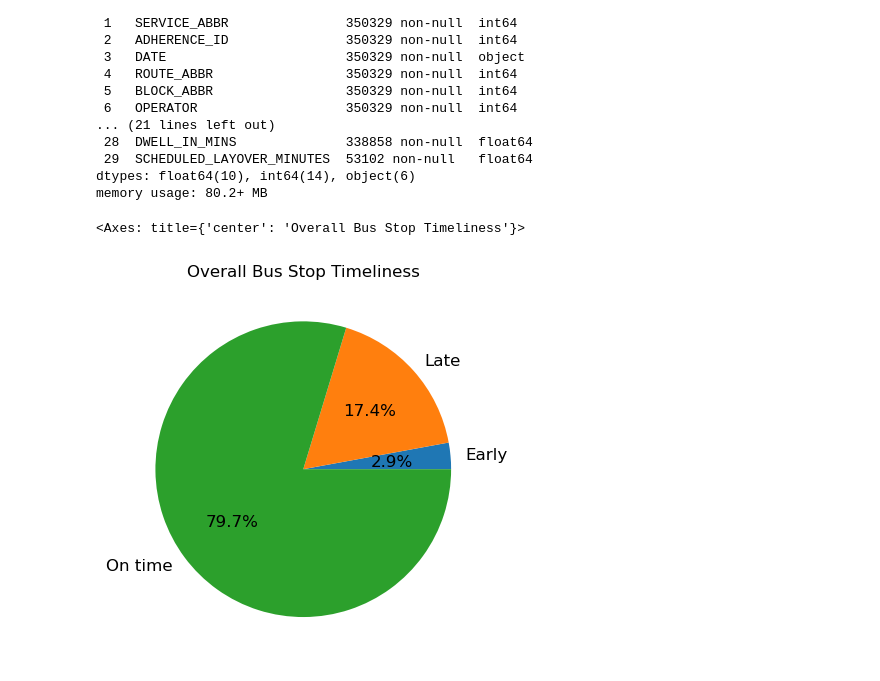
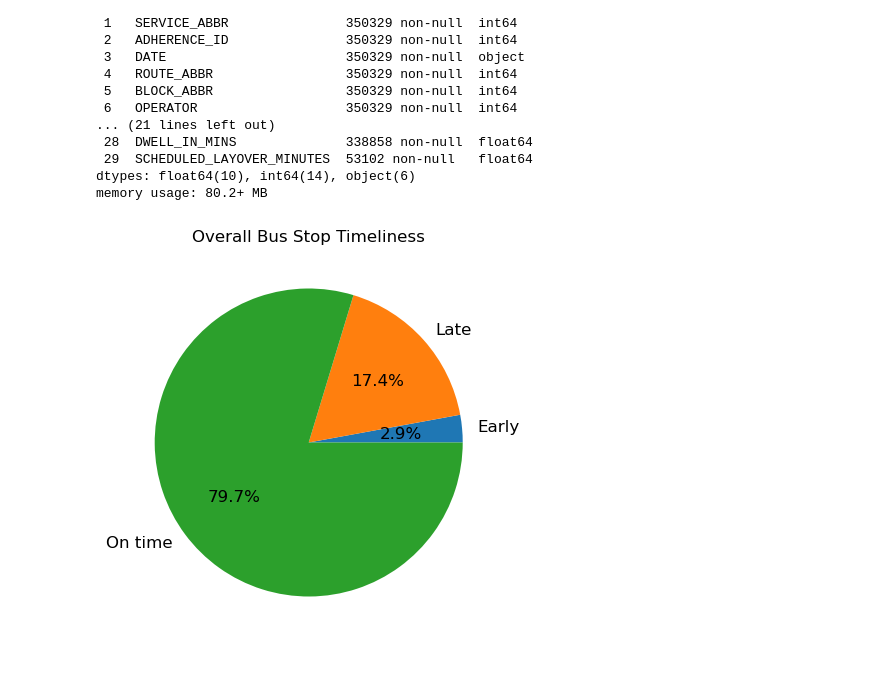
Before and after one commit to NewForce-Cohort-11-Data/wego-good-wheel-hunting, a Jupyter notebook: notebooks/Q1.ipynb, the cells around one changed output. Drawn from its saved outputs; the diff is of its cells as text; code cells hidden in the pictures.

```diff
--- a/notebooks/Q1.ipynb
+++ b/notebooks/Q1.ipynb
@@ -37,16 +37,18 @@ text_properties = {'fontsize': 12}
 # %%
 timeliness.plot.pie(
     y='count',
     labels=labels,
     autopct='%1.1f%%',
     legend=False,
     title='Overall Bus Stop Timeliness',
     textprops=text_properties,
-    ylabel=''
+    ylabel='',
+    figsize=(5,5)
 )
+plt.savefig('../visualizations/Overall.png', bbox_inches='tight', pad_inches=0.1)
+plt.show()
 # %% [output]
-<Axes: title={'center': 'Overall Bus Stop Timeliness'}>
-[figure, old version]
+[figure, new version]
 # %%
 adherence = wego['ADHERENCE'][wego['ADHERENCE'].isna() == False].to_frame()
 # %%
```
Also changed, not shown: parts of 3 cells of this notebook, 5 other files.
